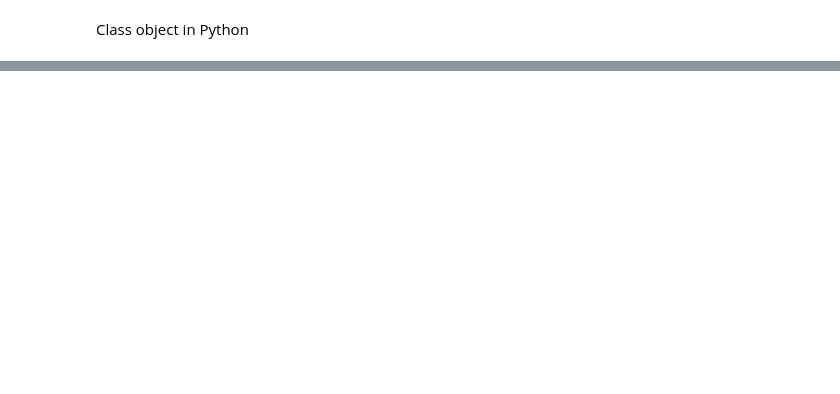
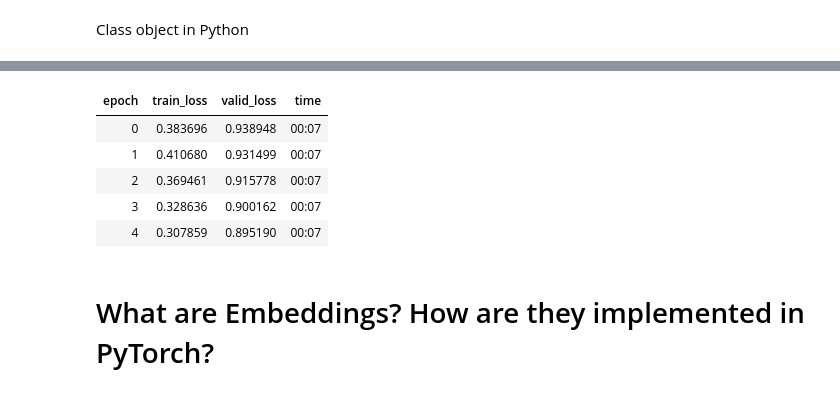
Before and after one commit to nikhilkr31/movie-recommendation, a Jupyter notebook: movie_recommendation.ipynb, the cells around one changed output, grey strips where cells are left out. Cells and saved outputs as stored; diff of their text form; code cells hidden in the pictures; blank space fills up the shorter version.

```diff
--- a/movie_recommendation.ipynb
+++ b/movie_recommendation.ipynb
@@ -113,0 +211,13 @@ class Example:
+# %%
+# Loss with weight decay
+
+learn.fit_one_cycle(5, 5e-3, wd=0.1)
+# %% [output]
+| epoch | train_loss | valid_loss | time |
+| 0 | 0.383696 | 0.938948 | 00:07 |
+| 1 | 0.410680 | 0.931499 | 00:07 |
+| 2 | 0.369461 | 0.915778 | 00:07 |
+| 3 | 0.328636 | 0.900162 | 00:07 |
+| 4 | 0.307859 | 0.895190 | 00:07 |
+# %% [markdown]
+# What are Embeddings? How are they implemented in PyTorch?
```
Also changed, not shown: parts of 13 cells of this notebook.
